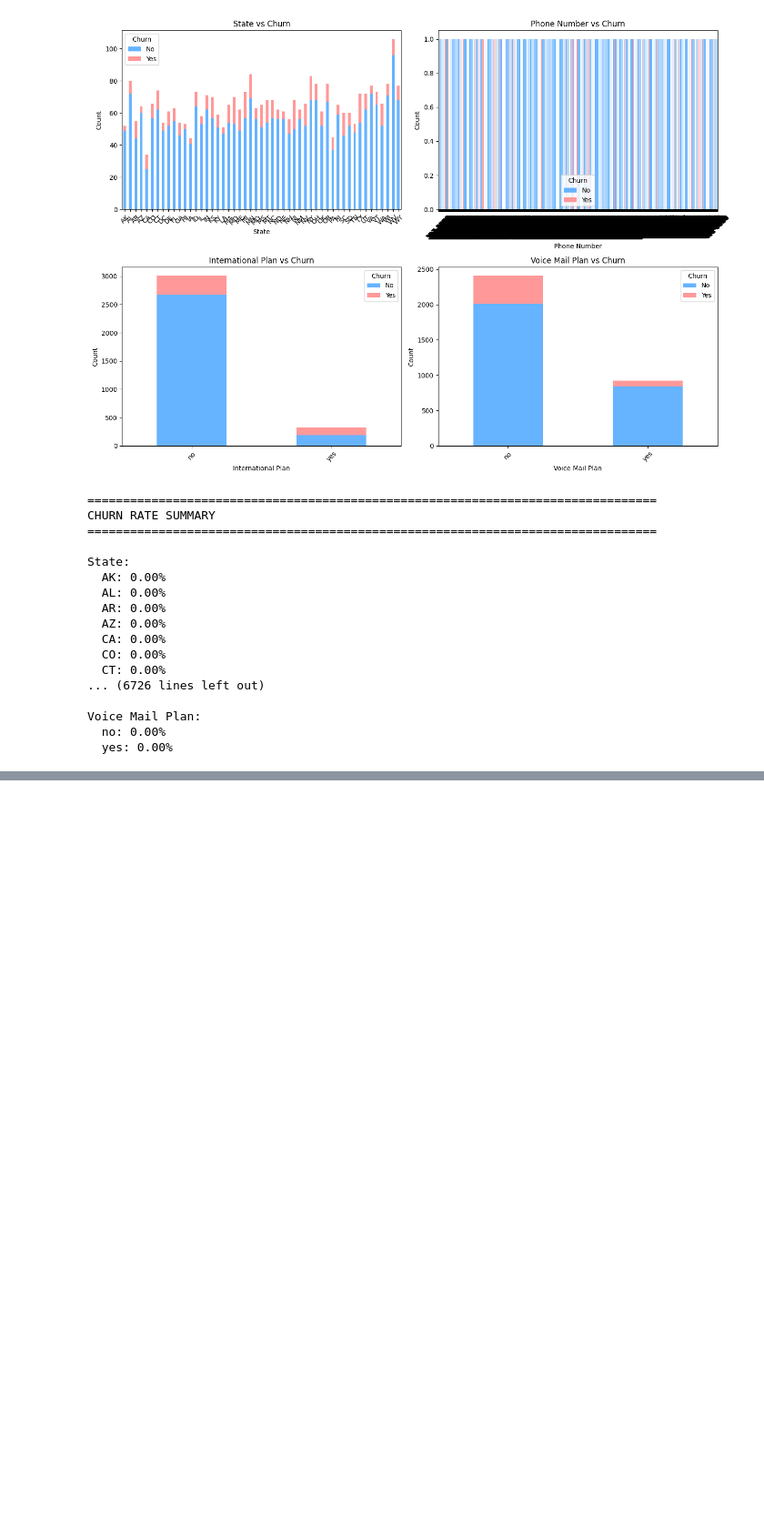
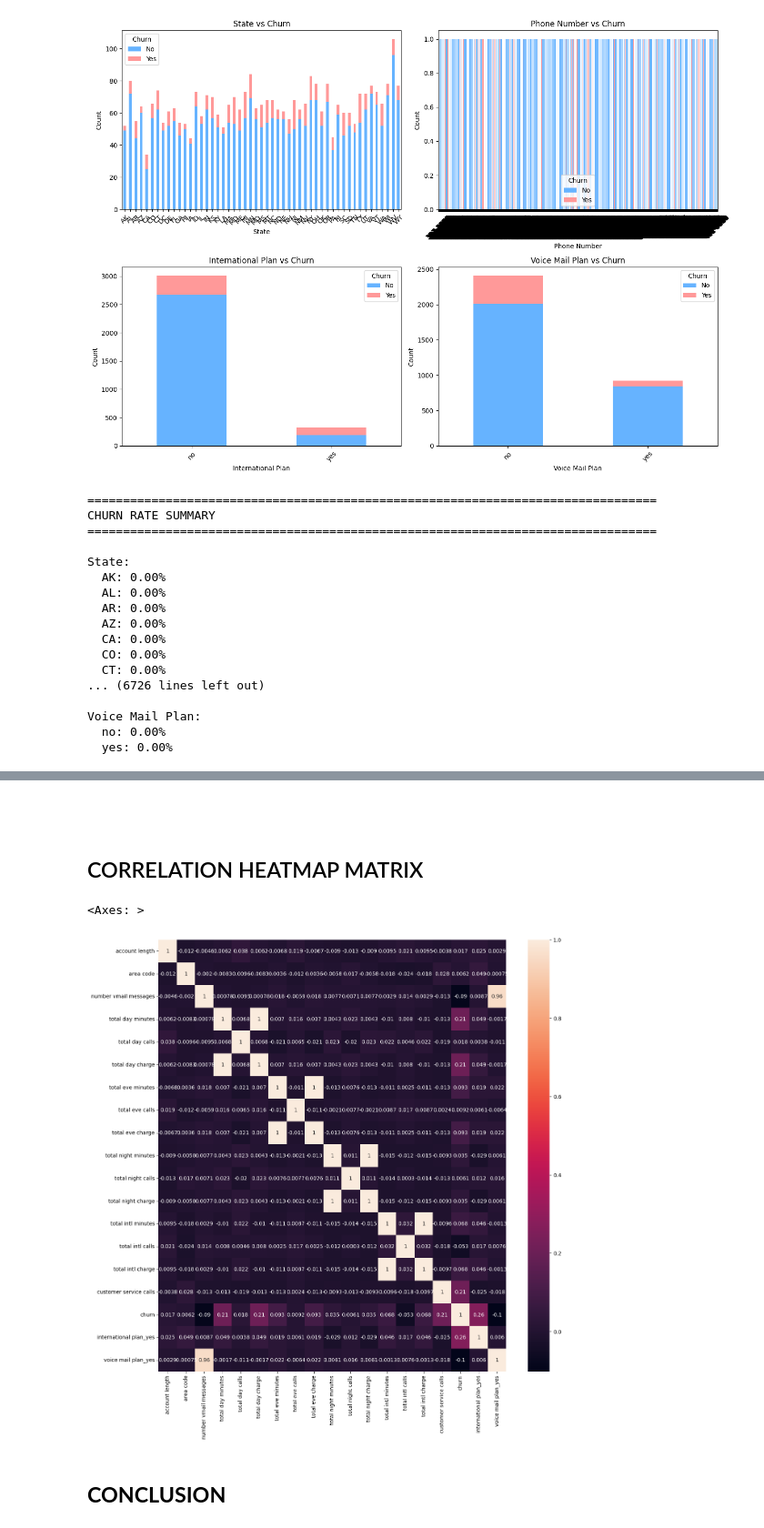
Before and after one commit to workerbeedez/Last-Project, a Jupyter notebook: churn.ipynb, the cells around one changed output, grey strips where cells are left out. Shown at 91% size. Cells and saved outputs as stored; diff of their text form; code cells hidden in the pictures; blank space fills up the shorter version.

```diff
--- a/churn.ipynb
+++ b/churn.ipynb
@@ -500,0 +663,3 @@ Customers WITHOUT CHURN:
+# %%
+#checking if churn is boolean
+df['churn'] = df['churn'].astype(int)
@@ -500,0 +670,19 @@ Customers WITHOUT CHURN:
+# %%
+df = df.drop(columns=['state', 'phone number'])
+# %%
+df = pd.get_dummies(
+    df,
+    columns=['international plan', 'voice mail plan'],
+    drop_first=True
+)
+X = df.drop('churn', axis=1)
+y = df['churn']
+from sklearn.model_selection import train_test_split
+
+X_train, X_test, y_train, y_test = train_test_split(
+    X,
+    y,
+    test_size=0.2,
+    random_state=42,
+    stratify=y
+)
@@ -500,0 +847,12 @@ Customers WITHOUT CHURN:
+# %% [markdown]
+##
+# %% [markdown]
+## CORRELATION HEATMAP MATRIX
+# %%
+plt.figure(figsize=(15, 15))
+sns.heatmap(df.corr(), annot=True)
+# %% [output]
+<Axes: >
+[figure, added]
+# %% [markdown]
+## **CONCLUSION**
```
Also changed, not shown: parts of 31 cells of this notebook.
